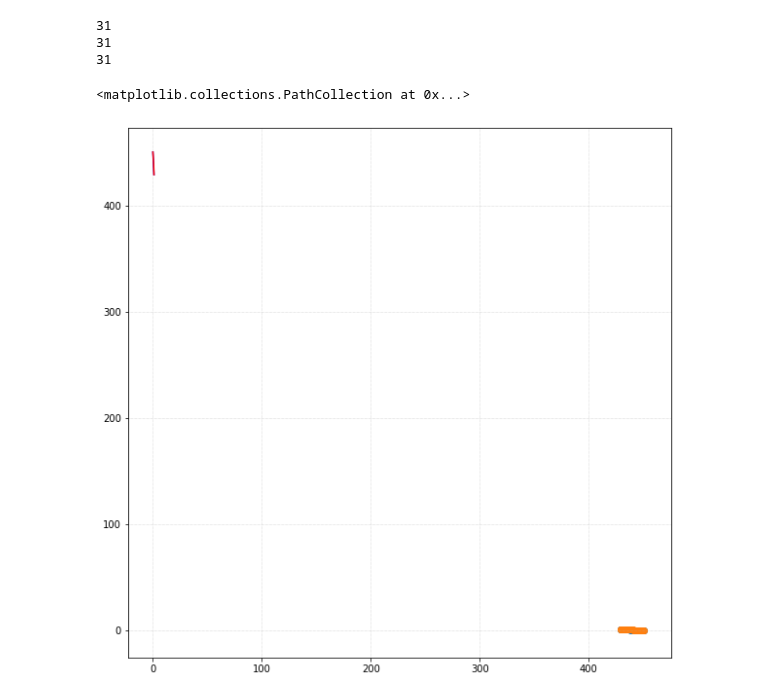
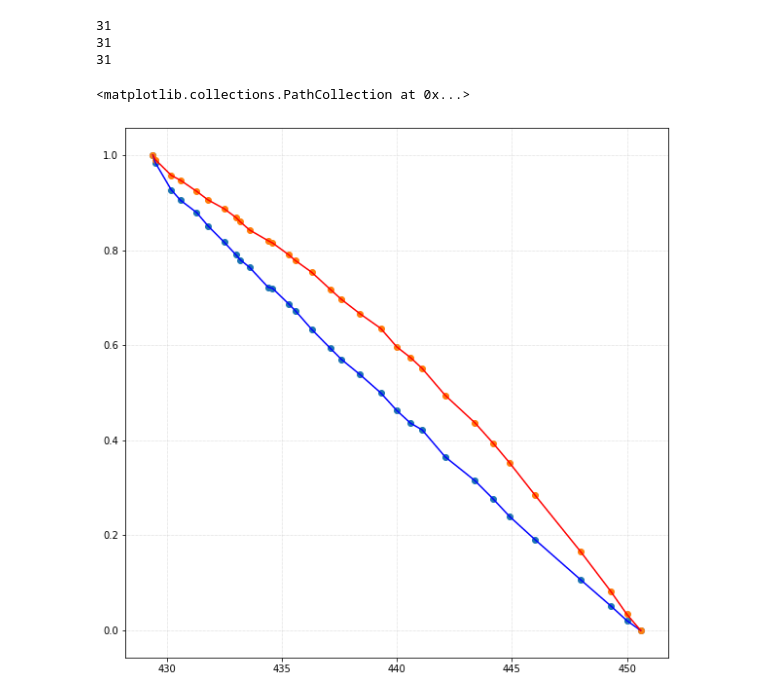
Before and after one commit to leegyuhi/oooooooooooooh, a Jupyter notebook: curve_fit.ipynb, the cells around one changed output. Drawn from its saved outputs; the diff is of its cells as text; code cells hidden in the pictures.

```diff
--- a/curve_fit.ipynb
+++ b/curve_fit.ipynb
@@ -99,14 +99,14 @@ print(len(T))
 # %%
 fig, ax = plt.subplots(figsize=(10, 10))
 
-ax.plot(x1, T, color="blue", label="y(x)")
-ax.plot(y1, T, color="red", label="y'(x)")
+ax.plot(T, x1, color="blue", label="y(x)")
+ax.plot(T, y1, color="red", label="y'(x)")
 ax.grid(which="both", ls=':', lw=0.5)
 plt.scatter(T, x1)
 plt.scatter(T, y1)
 # %% [output]
 <matplotlib.collections.PathCollection at 0x...>
-[figure, old version]
+[figure, new version]
 # %%
 def dewpoint(x, a, b, c, d):
   return a*x**3+b*x**2+c*x+d
```
Also changed, not shown: parts of 2 cells of this notebook.
